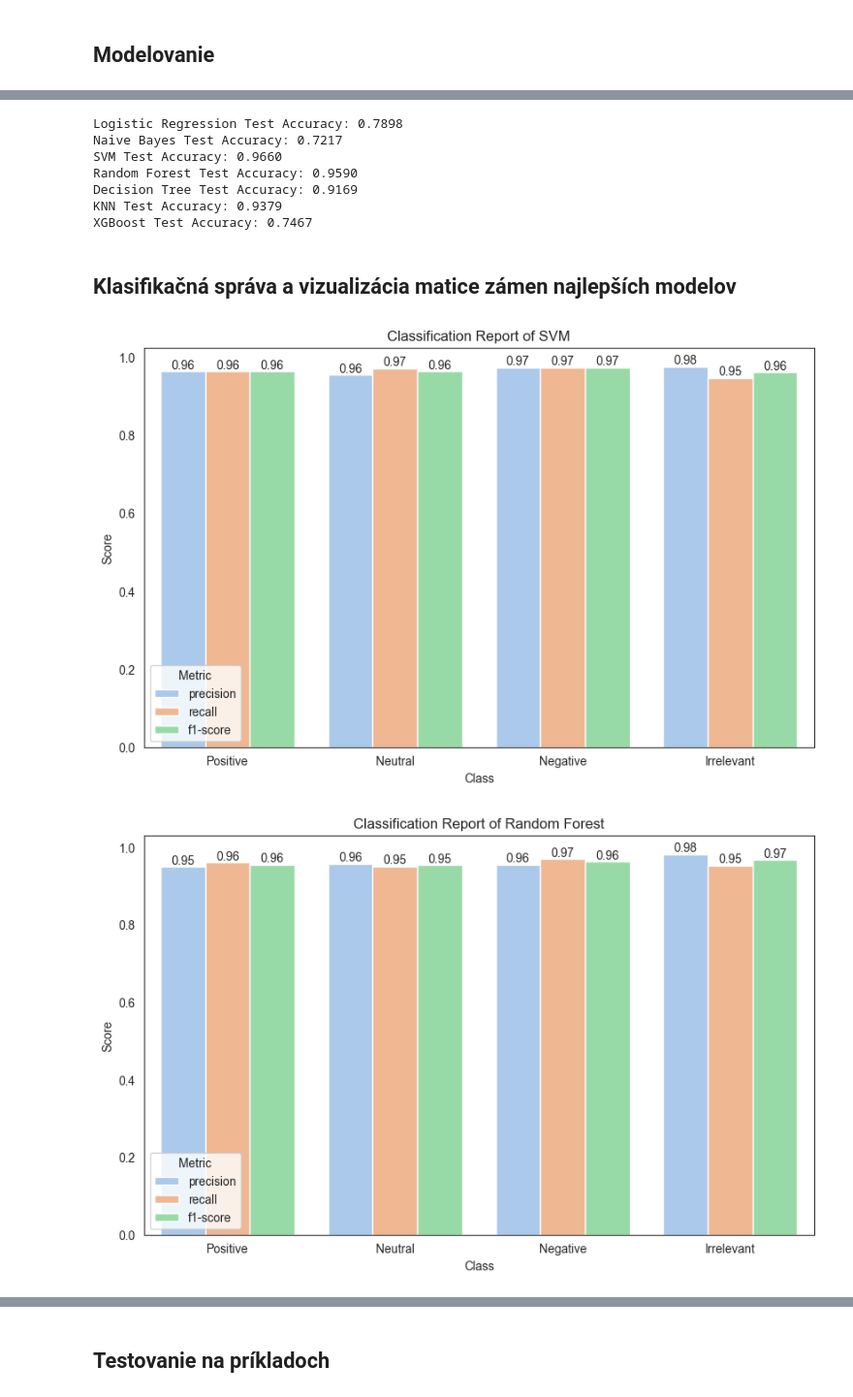
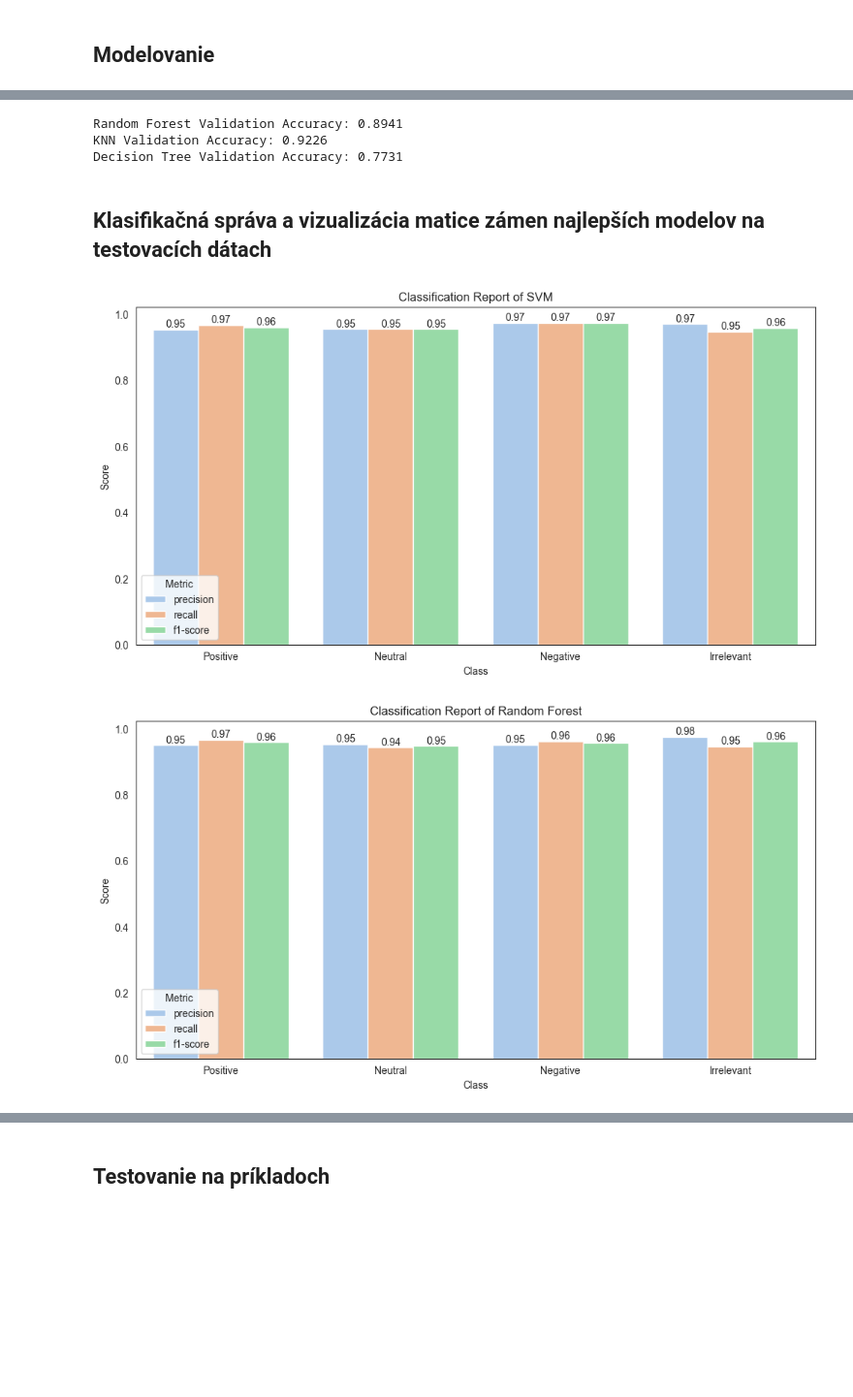
Before and after one commit to M4jkky/MZ-Sentiment-Analysis, a Jupyter notebook: sentiment-analysis.ipynb, the cells around one changed output, grey strips where cells are left out. Shown at 97% size. Drawn from its saved outputs; the diff is of its cells as text; code cells hidden in the pictures; blank space fills up the shorter version.

```diff
--- a/sentiment-analysis.ipynb
+++ b/sentiment-analysis.ipynb
@@ -173,11 +183,11 @@ df_train.head(10)
 # %% [markdown]
 ## Rozdelenie trénovacej sady na trénovaciu a validačnú
 # %%
-X_train, X_val, y_train, y_val = train_test_split(X_train, y_train, test_size=0.15, random_state=42)
+X_train, X_val, y_train, y_val = train_test_split(X_train, y_train, test_size=0.25, random_state=42)
 # %% [markdown]
 ## Modelovanie
 # %%
-logistic_regression = LogisticRegression(max_iter=200)
+logistic_regression = LogisticRegression(max_iter=2000)
 naive_bayes = MultinomialNB()
 svm = SVC()
 random_forest = RandomForestClassifier()
@@ -205,5 +215,5 @@ models = (
 
 for name, model in models:
     y_val_pred = model.predict(X_val)
-    print(f"{name} Validation Accuracy: {accuracy_score(y_val, y_val_pred)}")
+    print(f"{name} Validation Accuracy: {accuracy_score(y_val, y_val_pred):.4f}")
 # %% [output]
@@ -219,54 +276,64 @@ XGBoost Validation Accuracy: 0.6399770686030958
 # %%
+random_forest = RandomForestClassifier(max_depth=None, min_samples_split=2, n_estimators=300)
+knn = KNeighborsClassifier(n_neighbors=3, weights='distance')
+decision_tree = DecisionTreeClassifier(criterion='gini', max_depth=None, min_samples_leaf=1, min_samples_split=2)
+
+random_forest.fit(X_train, y_train)
+knn.fit(X_train, y_train)
+decision_tree.fit(X_train, y_train)
+
+models = (
+    ("Random Forest", random_forest),
+    ("KNN", knn),
+    ("Decision Tree", decision_tree)
+)
 for name, model in models:
-    y_pred = model.predict(X_test)
-    print(f"{name} Test Accuracy: {accuracy_score(y_test, y_pred):.4f}")
+    y_pred = model.predict(X_val)
+    print(f"{name} Validation Accuracy: {accuracy_score(y_val, y_pred):.4f}")
 # %% [output]
-Logistic Regression Test Accuracy: 0.7898
-Naive Bayes Test Accuracy: 0.7217
-SVM Test Accuracy: 0.9660
-Random Forest Test Accuracy: 0.9590
-Decision Tree Test Accuracy: 0.9169
-KNN Test Accuracy: 0.9379
-XGBoost Test Accuracy: 0.7467
+Random Forest Validation Accuracy: 0.8941
+KNN Validation Accuracy: 0.9226
+Decision Tree Validation Accuracy: 0.7731
 # %% [markdown]
-## Klasifikačná správa a vizualizácia matice zámen najlepších modelov
+## Klasifikačná správa a vizualizácia matice zámen najlepších modelov na testovacích dátach
 # %%
 best_models = (
     ("SVM",svm),
     ("Random Forest", random_forest),
-    ("KNN", knn)
+    ("KNN", knn),
+    ("Decision Tree", decision_tree)
 )
 # %%
 sns.set_style("white")
 
 target_names = ["Positive", "Neutral", "Negative", "Irrelevant"]
 
 for name, model in best_models:
     y_pred = model.predict(X_test)
     report = classification_report(y_test, y_pred, target_names=target_names, output_dict=True)
     report_df = pd.DataFrame(report).transpose().reset_index()
 
     report_melted = report_df.melt(id_vars='index', value_vars=['precision', 'recall', 'f1-score'], var_name='metric', value_name='score')
-    report_melted = report_melted[~report_melted['index'].isin(['accuracy', 'macro avg', 'weighted avg'])]
+    report_melted = report_melted[~report_melted['index'].isin(['macro avg', 'weighted avg', 'accuracy'])]
 
-    plt.figure(figsize=(10, 6))
+    plt.figure(figsize=(12, 6))
     ax = sns.barplot(x='index', y='score', hue='metric', data=report_melted, palette='pastel')
 
     for container in ax.containers:
         ax.bar_label(container, fmt='%.2f')
 
     plt.title(f'Classification Report of {name}')
     plt.xlabel('Class')
     plt.ylabel('Score')
     plt.legend(title='Metric')
     plt.show()
 
 for name, model in best_models:
     sns.heatmap(confusion_matrix(y_test, model.predict(X_test)), annot=True, cmap='Blues', linewidths=5, fmt='d', xticklabels=target_names, yticklabels=target_names, cbar=False)
     plt.title(f'CM of {name}')
     plt.xlabel('True')
     plt.ylabel('Predicted')
     plt.show()
 # %% [output]
-[figure, old version]
+[figure, new version]
-[figure, old version]
+[figure, new version]
```
Also changed, not shown: parts of 13 cells of this notebook.
